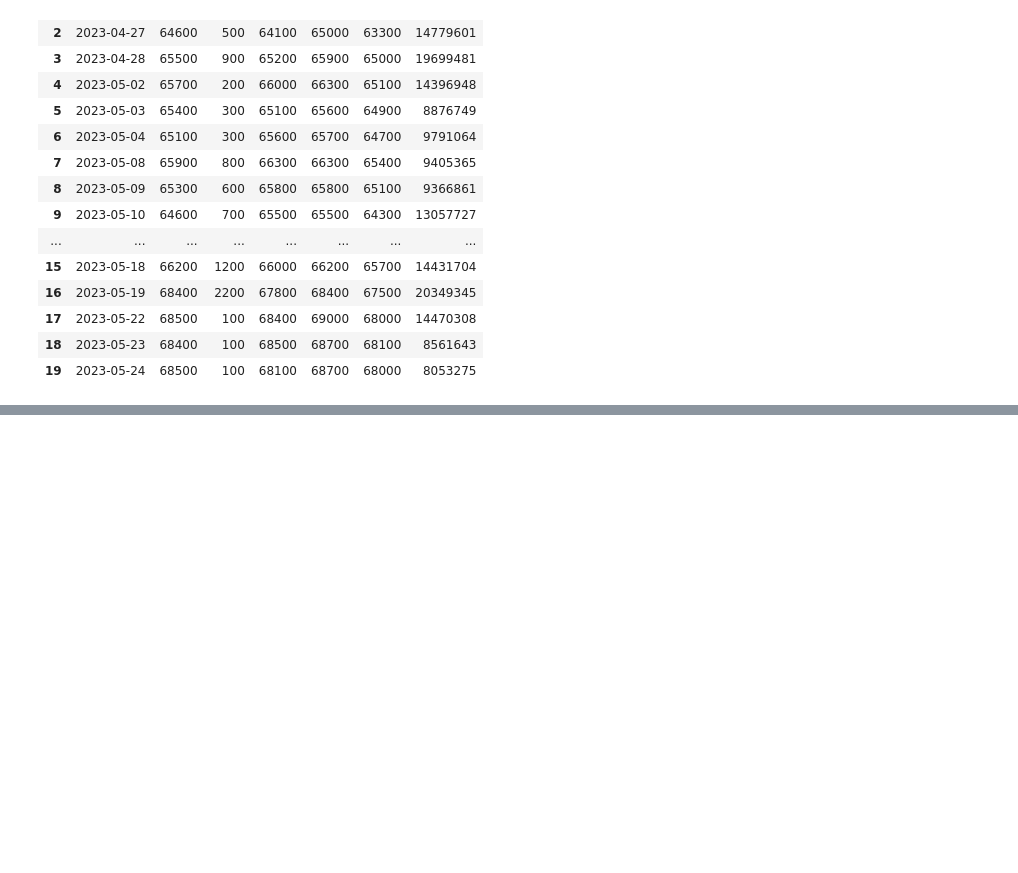
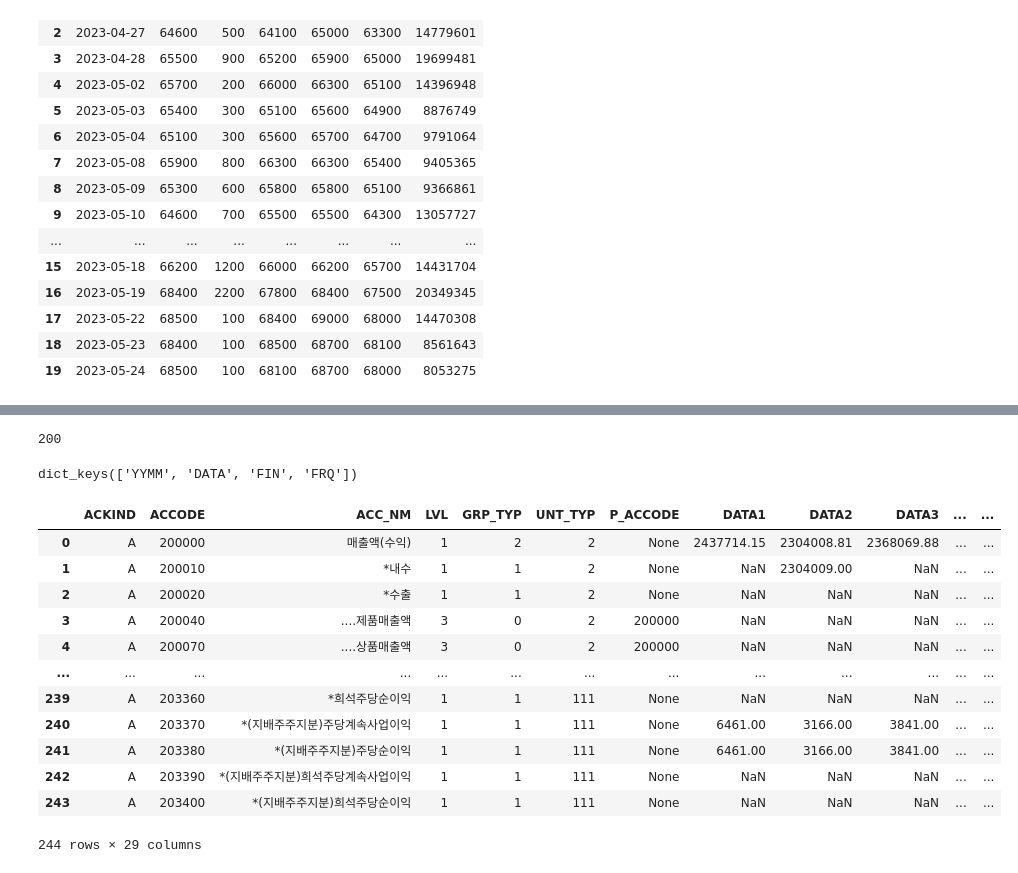
Before and after one commit to ohbumjun/DataAnalysis_DollarInvestment, a Jupyter notebook: WebCrawlingClass/Naver Finance.ipynb, the cells around one changed output, grey strips where cells are left out. Saved outputs shown, nothing was run; the diff lists cells and outputs as text; code cells hidden in the pictures; blank space fills up the shorter version.

Commit message:
feat(Engine) Crawl Financial Statements data which is json format

```diff
--- a/WebCrawlingClass/Naver Finance.ipynb
+++ b/WebCrawlingClass/Naver Finance.ipynb
@@ -853,0 +769,16 @@ len(total_df_list)
+# %%
+# url 바뀌는 값 dictionary 형태로 저장하기
+date_dict = {
+    "연간" : "Y",
+    "분기" : "Q"
+}
+
+req_headers = {
+    "referer": "https://navercomp.wisereport.co.kr/v2/company/c1010001.aspx?cmp_cd=005930&target=finsum_more",
+    "upgrade-insecure-requests": "1",
+    "user-agent": "Mozilla/5.0 (Windows NT 10.0; Win64; x64) AppleWebKit/537.36 (KHTML, like Gecko) Chrome/112.0.5615.138 Safari/537.36"
+}
+
+url = "https://navercomp.wisereport.co.kr/company/chart/c1030001.aspx?cmp_cd=005930&frq={}&rpt=ISM&finGubun=MAIN&chartType=svg".format(date_dict["연간"])
+res = requests.get(url, headers = req_headers)
+print(res.status_code)
@@ -853,0 +790,7 @@ len(total_df_list)
+# %%
+# python dict 형태로 변환
+# 참고 : 다시 string 형태로 바꾸기
+#        json.dumps(json.loads(res.text))
+# 1번째 방법 : res.json() -> res 가 json 형태라면 json 형태로 변환
+# 2번째 방법 : json,loads
+data_dict = json.loads(res.text)
@@ -853,0 +831,30 @@ len(total_df_list)
+# %%
+# 005930 : 종목 코드
+url = "https://navercomp.wisereport.co.kr/v2/company/cF3002.aspx?cmp_cd=005930&frq=0&rpt=0&finGubun=MAIN&frqTyp=0&cn=&encparam=eWRrU3dnOFdHcnpna0dTRjNyWkhxZz09"
+res = requests.get(url, headers = req_headers)
+print(res.status_code)
+# %% [output]
+200
+# %%
+data_dict = json.loads(res.text)
+data_dict.keys()
+# %% [output]
+dict_keys(['YYMM', 'DATA', 'FIN', 'FRQ'])
+# %%
+# 세부 항목 까지 row 를 채우고 있다.
+# ex) 매출액 -> 하위 항목으로 내수
+pd.DataFrame(data_dict["DATA"])
+# %% [output]
+|  | ACKIND | ACCODE | ACC_NM | LVL | GRP_TYP | UNT_TYP | P_ACCODE | DATA1 | DATA2 | DATA3 | ... | ... |
+| 0 | A | 200000 | 매출액(수익) | 1 | 2 | 2 | None | 2437714.15 | 2304008.81 | 2368069.88 | ... | ... |
+| 1 | A | 200010 | *내수 | 1 | 1 | 2 | None | NaN | 2304009.00 | NaN | ... | ... |
+| 2 | A | 200020 | *수출 | 1 | 1 | 2 | None | NaN | NaN | NaN | ... | ... |
+| 3 | A | 200040 | ....제품매출액 | 3 | 0 | 2 | 200000 | NaN | NaN | NaN | ... | ... |
+| 4 | A | 200070 | ....상품매출액 | 3 | 0 | 2 | 200000 | NaN | NaN | NaN | ... | ... |
+| ... | ... | ... | ... | ... | ... | ... | ... | ... | ... | ... | ... | ... |
+| 239 | A | 203360 | *희석주당순이익 | 1 | 1 | 111 | None | NaN | NaN | NaN | ... | ... |
+| 240 | A | 203370 | *(지배주주지분)주당계속사업이익 | 1 | 1 | 111 | None | 6461.00 | 3166.00 | 3841.00 | ... | ... |
+| 241 | A | 203380 | *(지배주주지분)주당순이익 | 1 | 1 | 111 | None | 6461.00 | 3166.00 | 3841.00 | ... | ... |
+| 242 | A | 203390 | *(지배주주지분)희석주당계속사업이익 | 1 | 1 | 111 | None | NaN | NaN | NaN | ... | ... |
+| 243 | A | 203400 | *(지배주주지분)희석주당순이익 | 1 | 1 | 111 | None | NaN | NaN | NaN | ... | ... |
+244 rows × 29 columns
```
Also changed, not shown: parts of 43 cells of this notebook.
